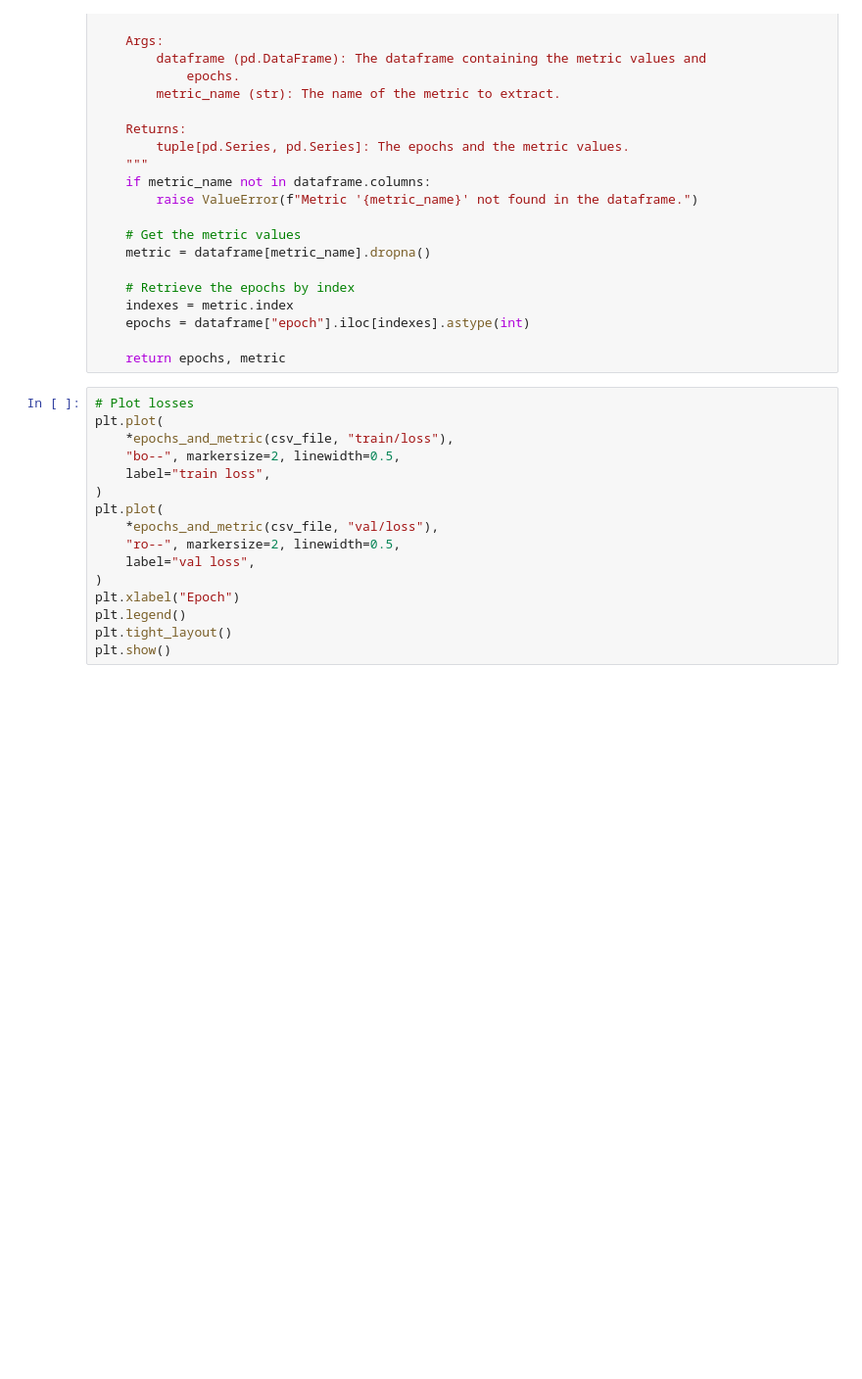
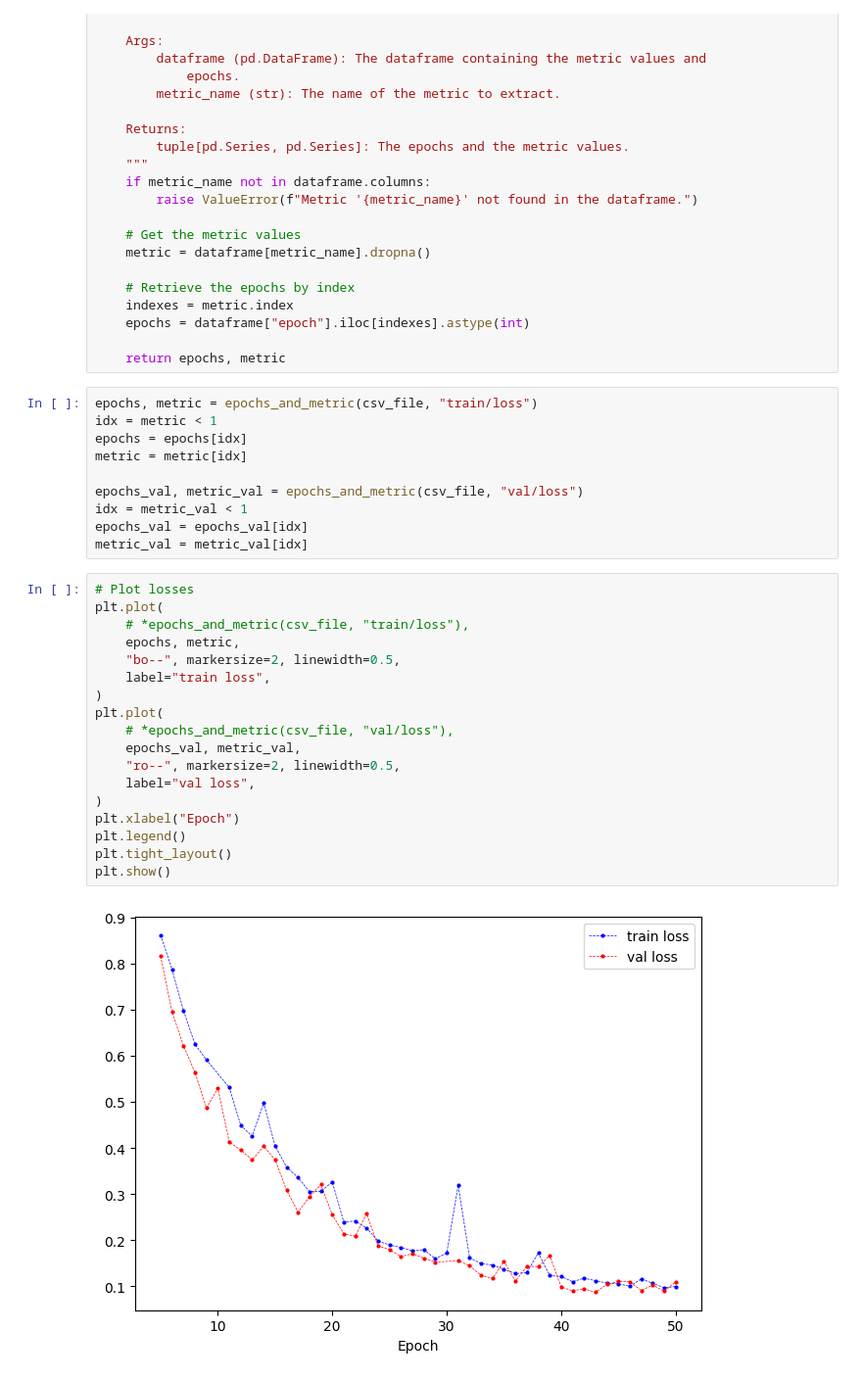
Before and after one commit to TomRavaud/Deep-Probabilistic-Segmentation, a Jupyter notebook: notebooks/plots.ipynb, the cells around one changed output. Shown: that part at 98% size. Cells and saved outputs as stored; diff of their text form; blank space fills up the shorter version.

```diff
--- a/notebooks/plots.ipynb
+++ b/notebooks/plots.ipynb
@@ -55,22 +57,36 @@ def epochs_and_metric(
     epochs = dataframe["epoch"].iloc[indexes].astype(int)
 
     return epochs, metric
+# %%
+epochs, metric = epochs_and_metric(csv_file, "train/loss")
+idx = metric < 1
+epochs = epochs[idx]
+metric = metric[idx]
+
+epochs_val, metric_val = epochs_and_metric(csv_file, "val/loss")
+idx = metric_val < 1
+epochs_val = epochs_val[idx]
+metric_val = metric_val[idx]
 # %%
 # Plot losses
 plt.plot(
-    *epochs_and_metric(csv_file, "train/loss"),
+    # *epochs_and_metric(csv_file, "train/loss"),
+    epochs, metric,
     "bo--", markersize=2, linewidth=0.5,
     label="train loss",
 )
 plt.plot(
-    *epochs_and_metric(csv_file, "val/loss"),
+    # *epochs_and_metric(csv_file, "val/loss"),
+    epochs_val, metric_val,
     "ro--", markersize=2, linewidth=0.5,
     label="val loss",
 )
 plt.xlabel("Epoch")
 plt.legend()
 plt.tight_layout()
 plt.show()
+# %% [output]
+[figure, added]
 # %%
 # Plot learning rates
 lr = csv_file["lr-Adam"].dropna()
```
Also changed, not shown: parts of 2 cells of this notebook, 12 other files.
